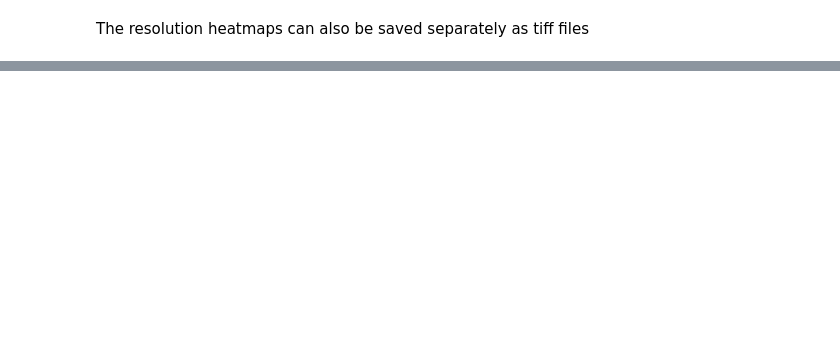
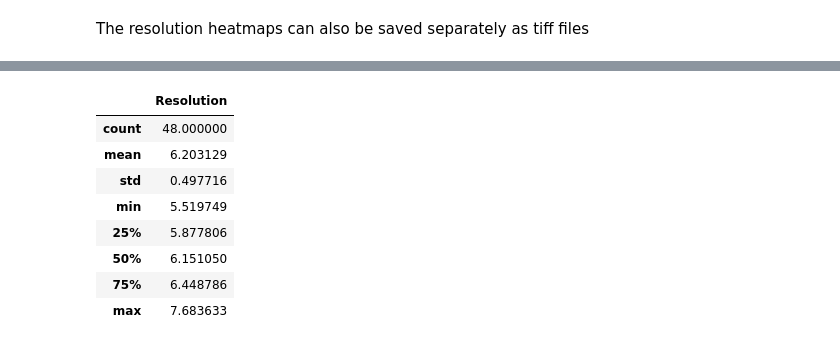
Before and after one commit to rosalindfranklininstitute/quoll, a Jupyter notebook: examples/oneimage_FRC.ipynb, the cells around one changed output, grey strips where cells are left out. Cells and saved outputs as stored; diff of their text form; code cells hidden in the pictures; blank space fills up the shorter version.

```diff
--- a/examples/oneimage_FRC.ipynb
+++ b/examples/oneimage_FRC.ipynb
@@ -137,0 +133,32 @@ tifffile.imwrite(
+# %%
+def calibration_func(frequencies: list) -> list:
+    """Test calibration function (the one used in miplib)
+
+    Args:
+        frequences (list): x-values in the FRC curve for subsampled image
+
+    Returns:
+        list: x-values in FRC curve after calibration to match two-image FRC
+    """
+
+    correction = 0.95988146 * np.exp(13.90441896 * (np.array(frequencies) - 0.97979108)) + 0.55146136
+    corrected_frequencies = frequencies / correction
+    return corrected_frequencies
+
+cal_results_df = oneimg.calc_local_frc(
+    Image=QuollImg,
+    tile_size=256,
+    calibration_func=calibration_func
+)
+
+cal_results_df.describe()
+# %% [output]
+|  | Resolution |
+| count | 48.000000 |
+| mean | 6.203129 |
+| std | 0.497716 |
+| min | 5.519749 |
+| 25% | 5.877806 |
+| 50% | 6.151050 |
+| 75% | 6.448786 |
+| max | 7.683633 |
```
Also changed, not shown: parts of 9 cells of this notebook.
